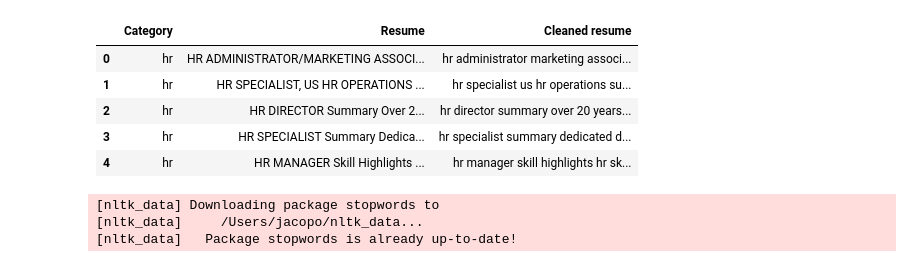
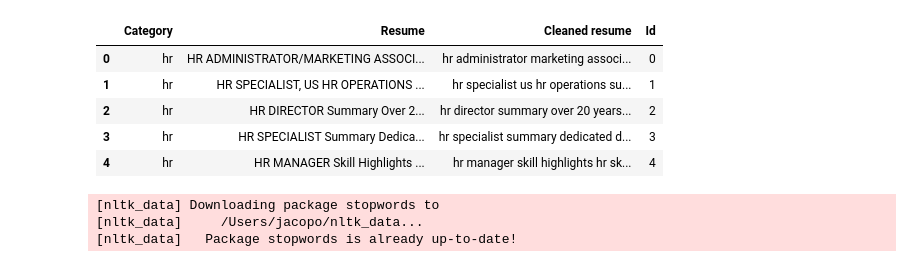
Before and after one commit to max423/Automatic-CV-classification, a Jupyter notebook: business-project.ipynb, the cells around one changed output. Saved outputs shown, nothing was run; the diff lists cells and outputs as text; code cells hidden in the pictures.

```diff
--- a/business-project.ipynb
+++ b/business-project.ipynb
@@ -1,22 +1,10 @@
 # %%
-import numpy as np
 import pandas as pd
 import matplotlib.pyplot as plt
 import warnings
 warnings.filterwarnings('ignore')
-from sklearn.naive_bayes import MultinomialNB
 from sklearn.multiclass import OneVsRestClassifier
-from sklearn import metrics
-from sklearn.metrics import accuracy_score
-from pandas.plotting import scatter_matrix
-from sklearn.neighbors import KNeighborsClassifier
-from sklearn import metrics
 
-resumes = pd.read_csv('input/data-2.csv' ,encoding='utf-8')
-resumes['Cleaned resume'] = ''
-del resumes['ID']
-del resumes['Resume_html']
-resumes['Resume'] = resumes['Resume_str']
-del resumes['Resume_str']
+resumes = pd.read_csv('input/dataset.csv' ,encoding='utf-8')
 resumes.head()
 # %% [output]
@@ -29,3 +17 @@ resumes.head()
-# %%
-resumes = pd.read_csv('input/data-3.csv' ,encoding='utf-8')
 # %%
@@ -63,0 +33,3 @@ Name: Category, dtype: int64
+# %%
+resumes['Id'] = resumes.index
+resumes.head()
@@ -64,21 +64,25 @@ Name: Category, dtype: int64
 # %%
+# Function used to clean the resumes
+
 import re
-def clean_data(text):
-    text = text.lower()
+def clean_text(text):
+    text = text.lower() # all to lowercase
     text = re.sub('[%s]' % re.escape("""!"#$%&'()*+,-./:;<=>?@[\]^_`{|}~"""), ' ', text)  # remove punctuations
-    text = re.sub(r'[^\x00-\x7f]',r' ', text)
-    text = re.sub('exprience', 'experience',text)
+    text = re.sub(r'[^\x00-\x7f]',r' ', text) # remove special characters
+    text = re.sub('exprience', 'experience',text) # fixing dataset error
     text = " ".join(text.split())  # remove extra whitespace
     return text
 # %%
-resumes['Cleaned resume'] = resumes.Resume.apply(lambda text: clean_data(text))
+# Saving the cleaned resumes in a new column
+
+resumes['Cleaned resume'] = resumes.Resume.apply(lambda text: clean_text(text))
 resumes.head()
 # %% [output]
-|  | Category | Resume | Cleaned resume |
-| 0 | hr | HR ADMINISTRATOR/MARKETING ASSOCI... | hr administrator marketing associ... |
-| 1 | hr | HR SPECIALIST, US HR OPERATIONS ... | hr specialist us hr operations su... |
-| 2 | hr | HR DIRECTOR Summary Over 2... | hr director summary over 20 years... |
-| 3 | hr | HR SPECIALIST Summary Dedica... | hr specialist summary dedicated d... |
-| 4 | hr | HR MANAGER Skill Highlights ... | hr manager skill highlights hr sk... |
+|  | Category | Resume | Cleaned resume | Id |
+| 0 | hr | HR ADMINISTRATOR/MARKETING ASSOCI... | hr administrator marketing associ... | 0 |
+| 1 | hr | HR SPECIALIST, US HR OPERATIONS ... | hr specialist us hr operations su... | 1 |
+| 2 | hr | HR DIRECTOR Summary Over 2... | hr director summary over 20 years... | 2 |
+| 3 | hr | HR SPECIALIST Summary Dedica... | hr specialist summary dedicated d... | 3 |
+| 4 | hr | HR MANAGER Skill Highlights ... | hr manager skill highlights hr sk... | 4 |
 # %%
 import nltk
```
Also changed, not shown: parts of 42 cells of this notebook, 1 other file.
